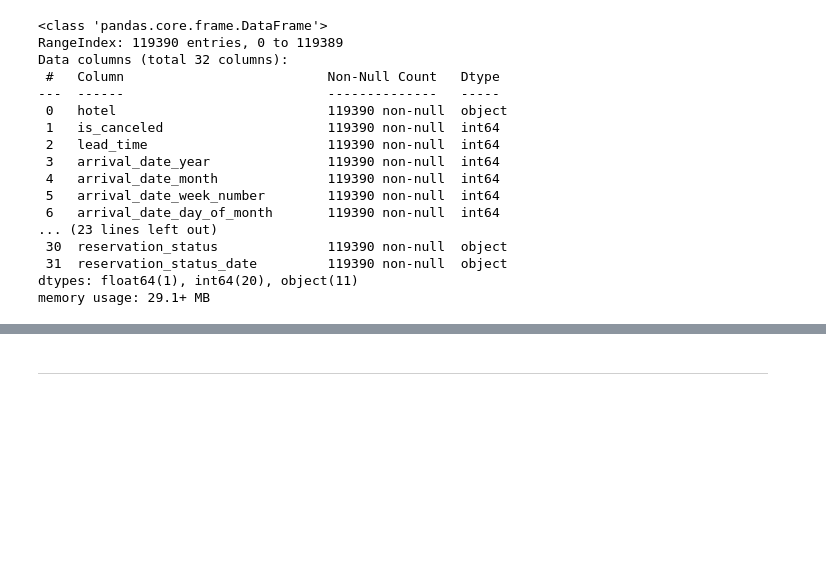
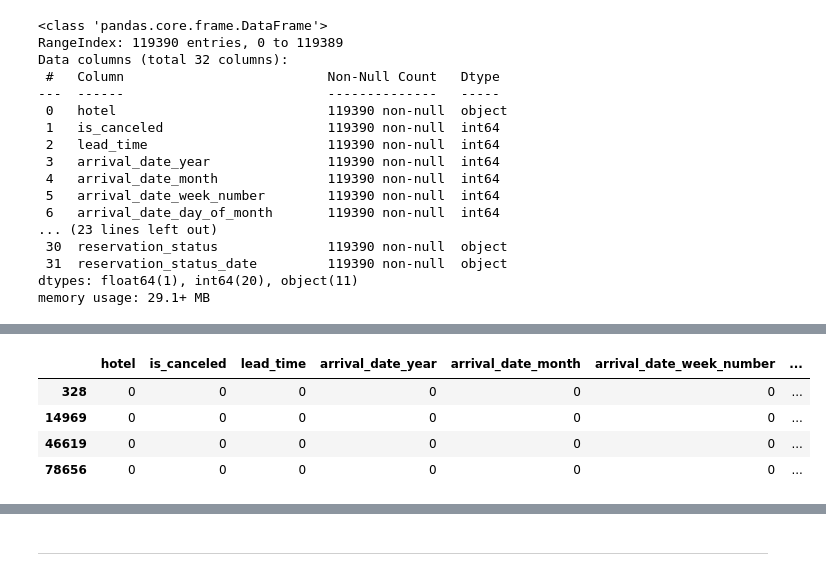
Before and after one commit to briantlui/predictive-model, a Jupyter notebook: notebooks/01-data-loading-cleaning.ipynb, the cells around one changed output, grey strips where cells are left out. Drawn from its saved outputs; the diff is of its cells as text; code cells hidden in the pictures; blank space fills up the shorter version.

```diff
--- a/notebooks/01-data-loading-cleaning.ipynb
+++ b/notebooks/01-data-loading-cleaning.ipynb
@@ -242,0 +263,3 @@ The value_counts above shows that this is not the country of the hotel, rather i
+# %%
+#impute nulls with PRT
+init_clean_df['country'] = init_clean_df['country'].fillna(init_clean_df['country'].mode()[0])
@@ -471,0 +512,9 @@ Dummy Variable
+# %%
+#identifying rows that have 0 in the hotel column. Looks to apply to all rows
+init_clean_df[init_clean_df['hotel'] == 0]
+# %% [output]
+|  | hotel | is_canceled | lead_time | arrival_date_year | arrival_date_month | arrival_date_week_number | ... |
+| 328 | 0 | 0 | 0 | 0 | 0 | 0 | ... |
+| 14969 | 0 | 0 | 0 | 0 | 0 | 0 | ... |
+| 46619 | 0 | 0 | 0 | 0 | 0 | 0 | ... |
+| 78656 | 0 | 0 | 0 | 0 | 0 | 0 | ... |
```
Also changed, not shown: parts of 46 cells of this notebook.
